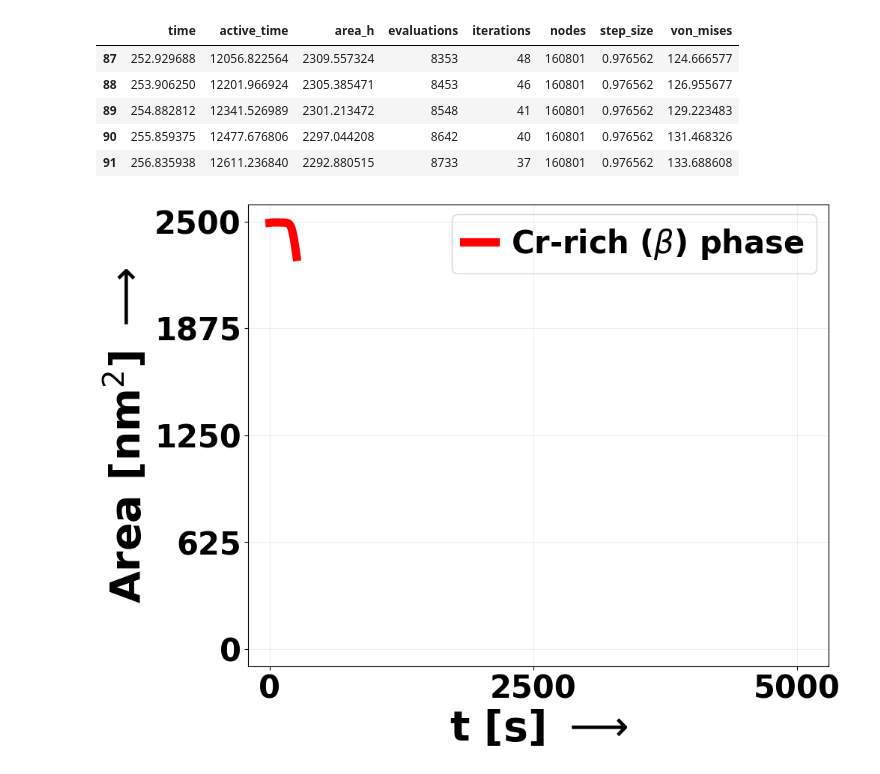
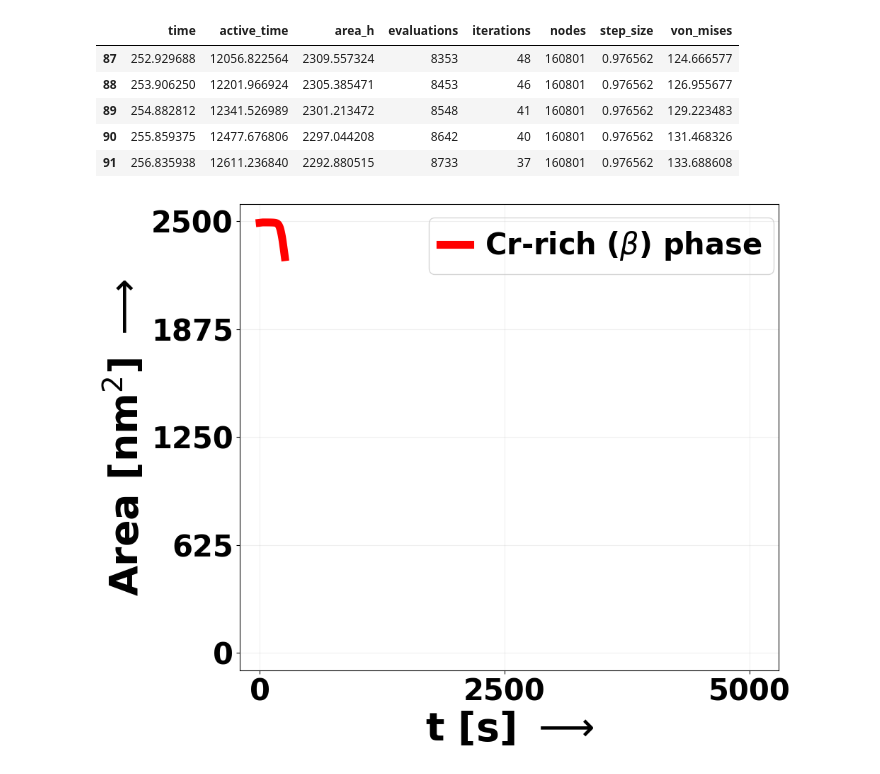
Before and after one commit to subediupadesh/Microstructure_Tensor_ReGen, a Jupyter notebook: Step2_quantification/fig_for_manuscript.ipynb, the cells around one changed output. Drawn from its saved outputs; the diff is of its cells as text; code cells hidden in the pictures.

```diff
--- a/Step2_quantification/fig_for_manuscript.ipynb
+++ b/Step2_quantification/fig_for_manuscript.ipynb
@@ -268,23 +268,23 @@ area = np.array(df['area_h'])
 # %%
 fig = plt.figure(figsize=(10, 8))
 plt.plot(time, area,  linewidth=8, linestyle='-', color = 'red', label =r'Cr-rich ($\beta$) phase')
 
 plt.grid(alpha=0.2)
 # plt.title("Temporal Evolution of Phase Area",fontsize=30, pad= 0, weight='bold')
 plt.xticks(fontsize=30, weight='bold')
 plt.xlabel("t [s] $\longrightarrow$",fontsize=40, weight='bold')
 plt.yticks(fontsize=30, weight='bold')
 plt.ylabel(r"Area [nm$^2$] $\longrightarrow$",fontsize=40, weight='bold')
 plt.xlim(-200,5300)
 plt.ylim(-100,2600)
 plt.yticks([0, 625, 1250, 1875, 2500], labels=['0', '625', '1250', '1875', '2500'], size=30, color='k' )
 plt.xticks([0, 2500, 5000], labels=['0', '2500', '5000'], size=30, color='k' )
 
 legend = plt.legend(loc=(0.35, 0.85), ncol=1,  columnspacing=1.0, prop={'weight':'bold', 'size':'30',}, handletextpad=0.5, handlelength=1.0,   frameon=True).get_frame().set_facecolor('none')
 
-# plt.tight_layout()
+plt.tight_layout()
 plt.savefig('figures/Phase_Area.png', transparent=True)
 
 plt.show()
 # %% [output]
-[figure, old version]
+[figure, new version]
```
Also changed, not shown: 1 other file.
